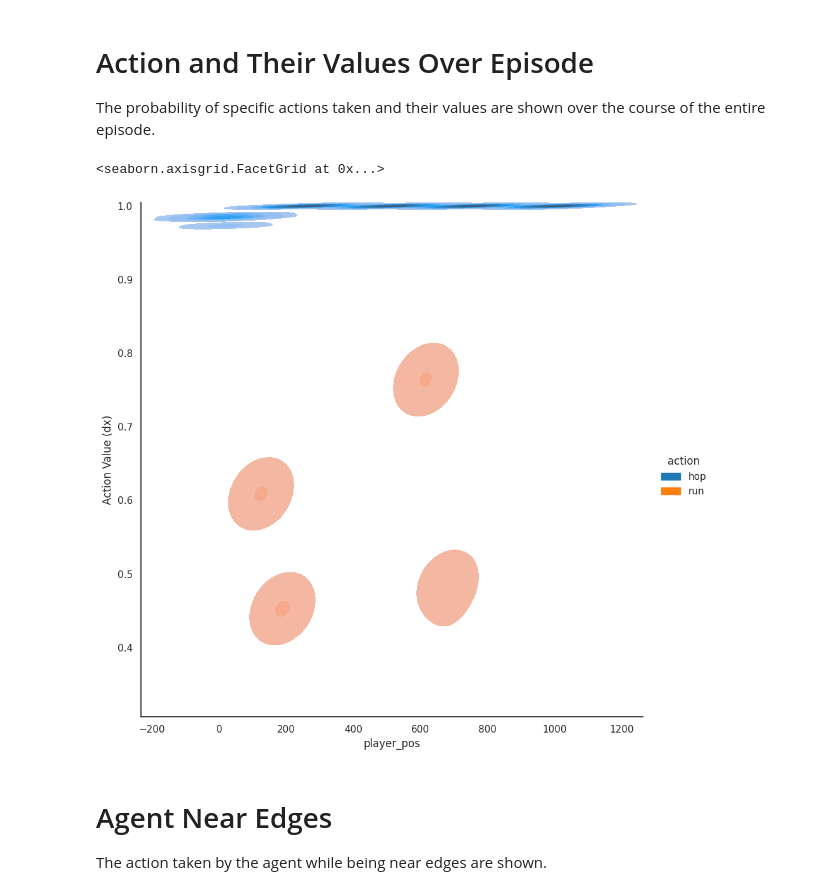
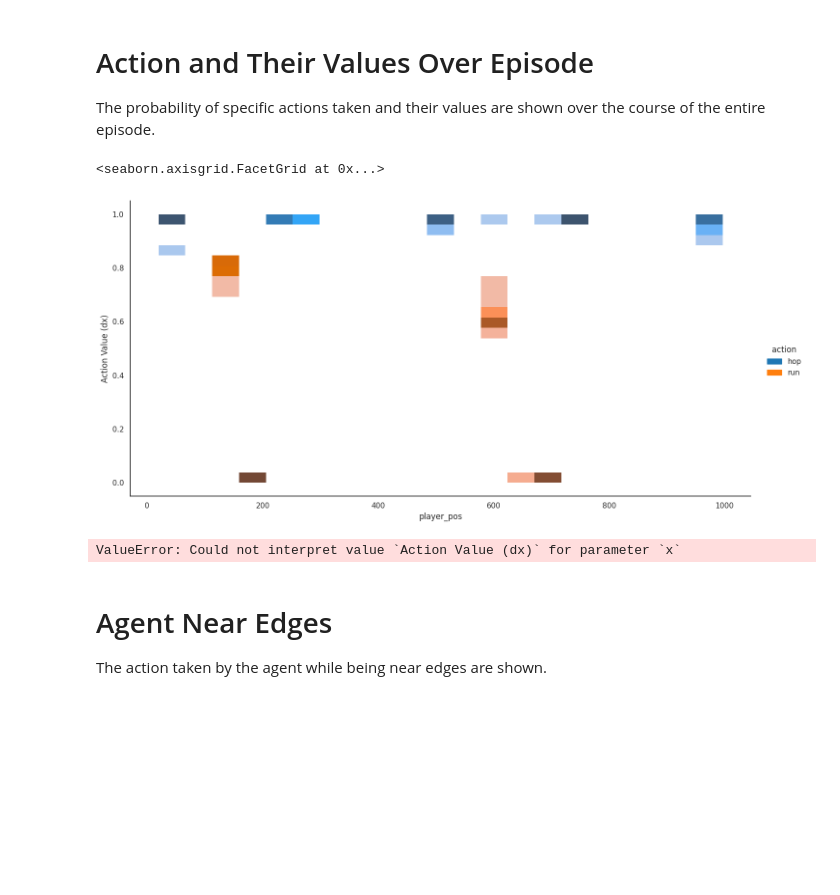
Before and after one commit to MHamza-Y/platform-solver, a Jupyter notebook: explainability.ipynb, the cells around one changed output. Saved outputs shown, nothing was run; the diff lists cells and outputs as text; code cells hidden in the pictures; blank space fills up the shorter version.

```diff
--- a/explainability.ipynb
+++ b/explainability.ipynb
@@ -110,7 +110,11 @@ sns.displot(data=results_df[close_to_enemy_filter], x="rel_enemy_pos", hue="acti
 The probability of specific actions taken and their values are shown over the course of the entire episode.
 # %%
 tmp_results_df['Action Value (dx)'] = tmp_results_df.apply(lambda row: row[row['action']], axis=1)
-sns.displot(data=tmp_results_df[passed_ep_filter], x='player_pos',y="Action Value (dx)", hue="action", kind="kde", fill=True,height=9, aspect=1)
+sns.displot(data=tmp_results_df, x='player_pos',y="Action Value (dx)", hue="action", kind="hist",height=7, aspect=2)
 # %% [output]
 <seaborn.axisgrid.FacetGrid at 0x...>
-[figure, old version]
+[figure, new version]
+# %%
+sns.displot(data=results_df, x="Action Value (dx)", hue="action", kind="hist", fill=True,height=7, aspect=2)
+# %% [output]
+ValueError: Could not interpret value `Action Value (dx)` for parameter `x`
```
Also changed, not shown: parts of 4 cells of this notebook, 12 other files.
